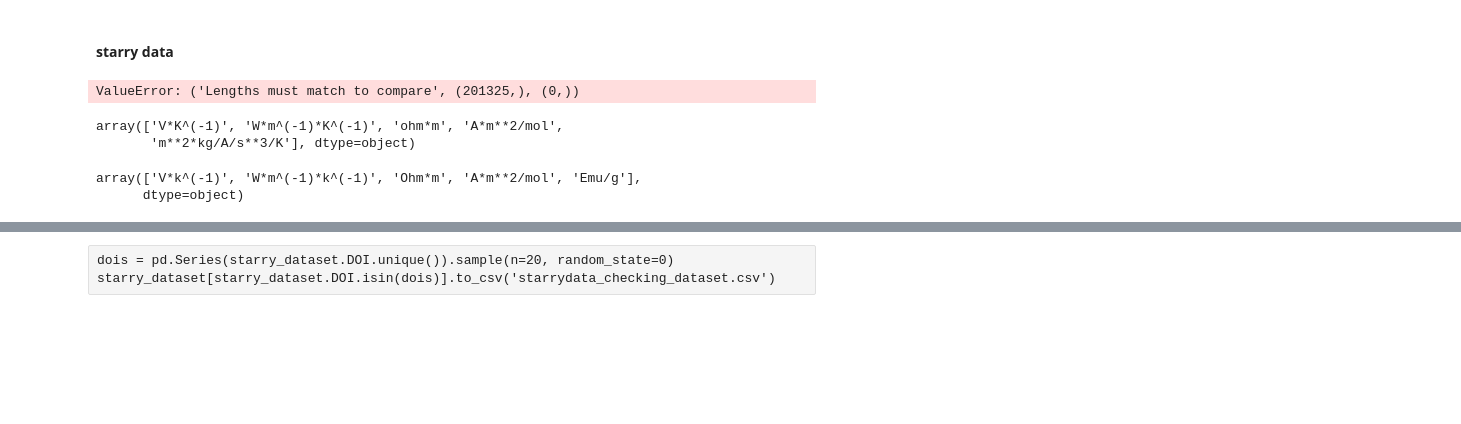
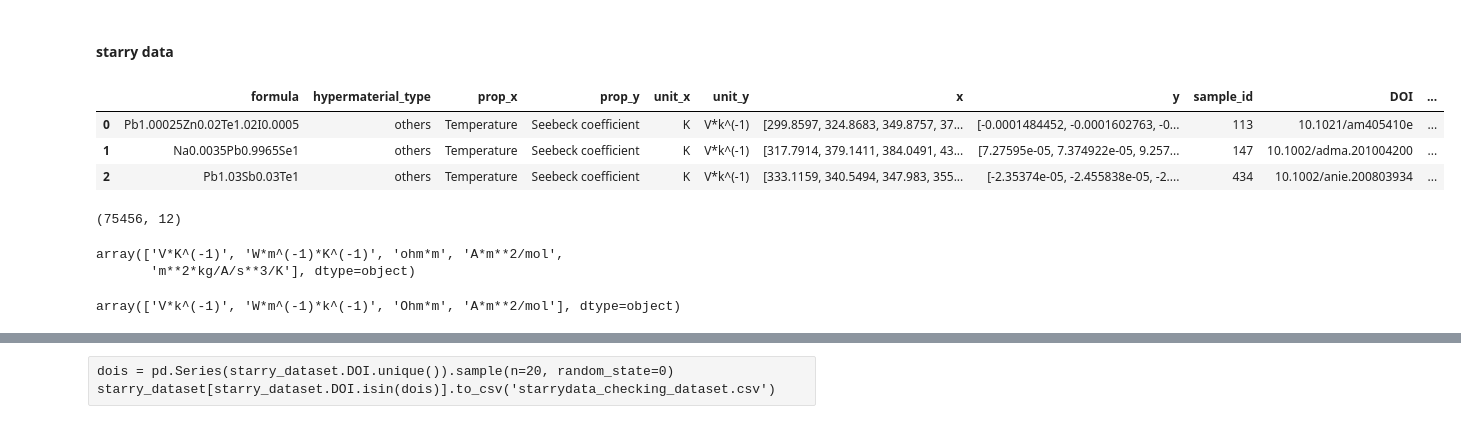
Before and after one commit to TsumiNa/foundation_model, a Jupyter notebook: data/scripts/process_ac_qe_te_data.ipynb, the cells around one changed output, grey strips where cells are left out. Saved outputs shown, nothing was run; the diff lists cells and outputs as text; code cells hidden in the pictures; blank space fills up the shorter version.

```diff
--- a/data/scripts/process_ac_qe_te_data.ipynb
+++ b/data/scripts/process_ac_qe_te_data.ipynb
@@ -397,44 +397,56 @@ qc_ac_dataset[qc_ac_dataset.prop_y == 'Magnetic susceptibility'].unit_y.unique()
 qc_ac_dataset[qc_ac_dataset.prop_y == 'Magnetic susceptibility']
 # %% [markdown]
 #### starry data
+# %%
+def is_empty_list(x):
+    return isinstance(x, str) and x == '[]'
 # %%
 starry_dataset = pd.read_csv('../raw/starrydata_dataset_20250531/starrydata_curves.csv')
-starry_dataset = starry_dataset[(starry_dataset.x == ) & (starry_dataset.x != [])]
+mask = starry_dataset.map(is_empty_list)
+rows_to_drop = mask.any(axis=1)
+starry_dataset = starry_dataset[~rows_to_drop]
+
 starry_dataset = starry_dataset.rename(columns={'composition': 'formula'})
 starry_dataset = starry_dataset.assign(
     prop_x=starry_dataset.prop_x.apply(lambda s: format_title(s, to_snake=False)),
     prop_y=starry_dataset.prop_y.apply(lambda s: format_title(s, to_snake=False, skip_list=['ZT'])),
     unit_x=starry_dataset.unit_x.apply(lambda s: format_title(s, to_snake=False)),
     unit_y=starry_dataset.unit_y.apply(lambda s: format_title(s, to_snake=False)),
+    x=starry_dataset.x.apply(eval),
+    y=starry_dataset.y.apply(eval),
 )
 
 # Drop extremely small data
 starry_dataset = starry_dataset[starry_dataset.unit_x == 'K']
 starry_dataset = starry_dataset[~starry_dataset.unit_y.isin(['V', 'V/k'])]
 starry_dataset = starry_dataset[starry_dataset.prop_y.isin(['Seebeck coefficient', 'Thermal conductivity', 'Electrical resistivity', 'Magnetic susceptibility'])]
 starry_dataset = starry_dataset[starry_dataset.prop_y.isin(starry_dataset.prop_y.unique()[starry_dataset.prop_y.value_counts() >= 100])]
 
 starry_dataset = starry_dataset[~starry_dataset.sample_id.isin([int(i) for i in qc_ac_dataset.sample_id if not i.startswith('hmt')])].assign(hypermaterial_type='others')
 starry_dataset = starry_dataset[[
     'formula', 'hypermaterial_type', 'prop_x', 'prop_y', 'unit_x', 'unit_y', 'x', 'y', 'sample_id', 'DOI'
 ]].dropna()
 
 # Try to convert the composition string to the Composition object
 starry_dataset = starry_dataset.assign(composition=starry_dataset['formula'].apply(convert_composition)).dropna()
 starry_dataset = starry_dataset.assign(elements=starry_dataset.composition.apply(lambda c: tuple([str(e) for e in c.elements])))
 
 # Align unit of Magnetic susceptibility
 tmp = starry_dataset[(starry_dataset.unit_y == 'emu*g^(-1)') | (starry_dataset.unit_y == 'Emu/g')]
 tmp = tmp.assign(
     unit_y='A*m**2/mol',
     y=[convert_mass_magnetization(comp, y).tolist() for comp, y in zip(tmp.composition, tmp.y)]
 )
 starry_dataset.loc[tmp.index] = tmp
 
 starry_dataset.head(3)
 starry_dataset.shape
 # %% [output]
+|  | formula | hypermaterial_type | prop_x | prop_y | unit_x | unit_y | x | y | sample_id | DOI | ... |
+| 0 | Pb1.00025Zn0.02Te1.02I0.0005 | others | Temperature | Seebeck coefficient | K | V*k^(-1) | [299.8597, 324.8683, 349.8757, 37... | [-0.0001484452, -0.0001602763, -0... | 113 | 10.1021/am405410e | ... |
+| 1 | Na0.0035Pb0.9965Se1 | others | Temperature | Seebeck coefficient | K | V*k^(-1) | [317.7914, 379.1411, 384.0491, 43... | [7.27595e-05, 7.374922e-05, 9.257... | 147 | 10.1002/adma.201004200 | ... |
+| 2 | Pb1.03Sb0.03Te1 | others | Temperature | Seebeck coefficient | K | V*k^(-1) | [333.1159, 340.5494, 347.983, 355... | [-2.35374e-05, -2.455838e-05, -2.... | 434 | 10.1002/anie.200803934 | ... |
-ValueError: ('Lengths must match to compare', (201325,), (0,))
+(75456, 12)
 # %%
 qc_ac_dataset_rebuild.unit.unique()
 # %% [output]
@@ -443,5 +455,4 @@ array(['V*K^(-1)', 'W*m^(-1)*K^(-1)', 'ohm*m', 'A*m**2/mol',
 # %%
 starry_dataset.unit_y.unique()
 # %% [output]
-array(['V*k^(-1)', 'W*m^(-1)*k^(-1)', 'Ohm*m', 'A*m**2/mol', 'Emu/g'],
-      dtype=object)
+array(['V*k^(-1)', 'W*m^(-1)*k^(-1)', 'Ohm*m', 'A*m**2/mol'], dtype=object)
```
Also changed, not shown: parts of 6 cells of this notebook.
